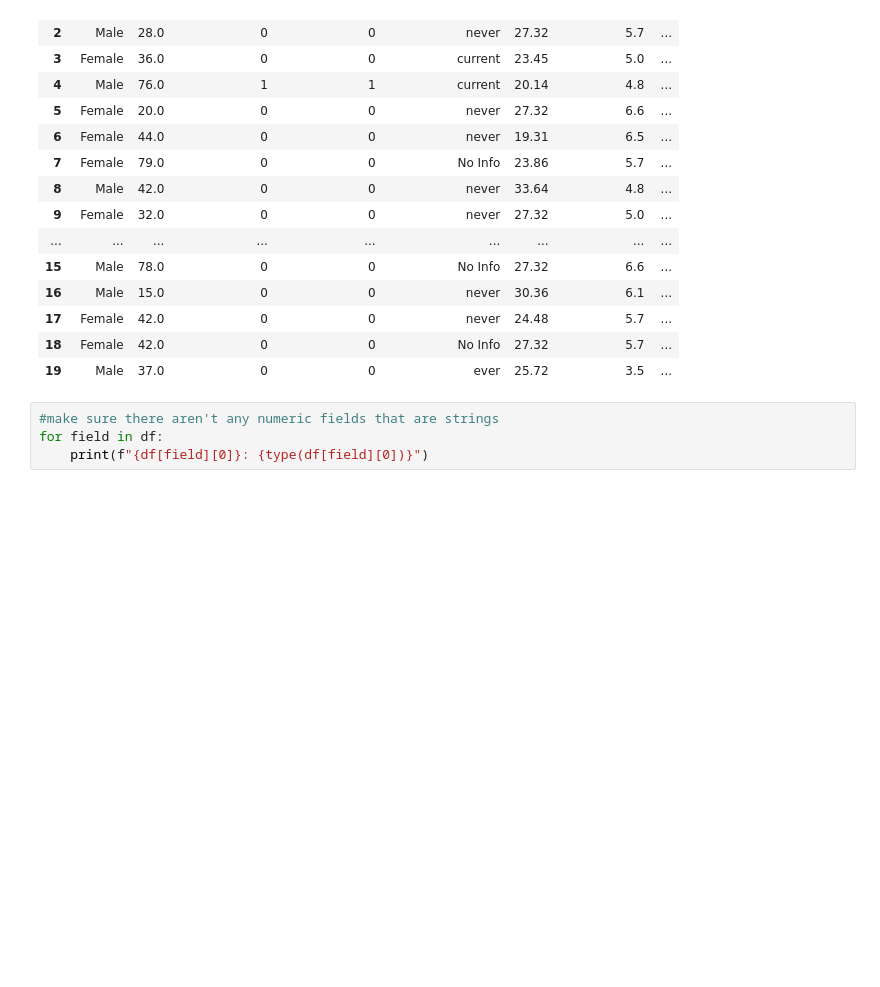
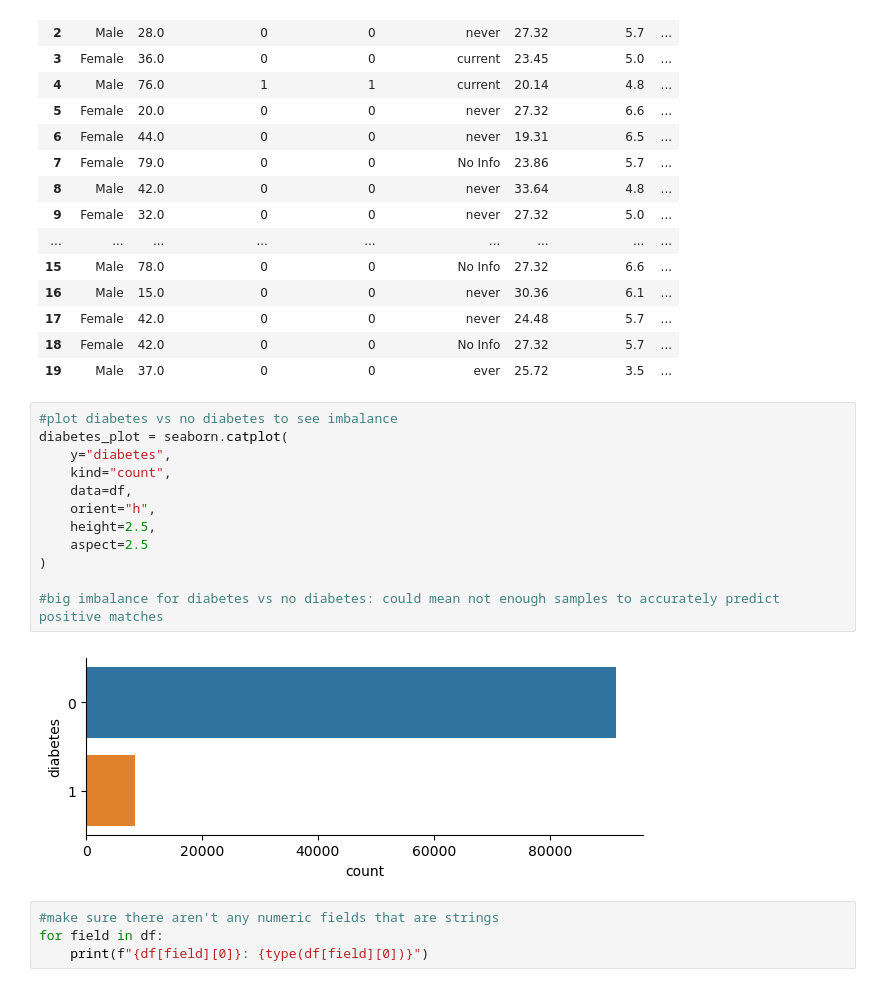
Before and after one commit to divory100/random-ml, a Jupyter notebook: diabetes-prediction/diabetes_eda.ipynb, the cells around one changed output. Cells and saved outputs as stored; diff of their text form; blank space fills up the shorter version.

```diff
--- a/diabetes-prediction/diabetes_eda.ipynb
+++ b/diabetes-prediction/diabetes_eda.ipynb
@@ -32,6 +38,20 @@ display(df.head(20))
 | 17 | Female | 42.0 | 0 | 0 | never | 24.48 | 5.7 | ... |
 | 18 | Female | 42.0 | 0 | 0 | No Info | 27.32 | 5.7 | ... |
 | 19 | Male | 37.0 | 0 | 0 | ever | 25.72 | 3.5 | ... |
+# %%
+#plot diabetes vs no diabetes to see imbalance
+diabetes_plot = seaborn.catplot(
+    y="diabetes",
+    kind="count",
+    data=df,
+    orient="h",
+    height=2.5,
+    aspect=2.5
+)
+
+#big imbalance for diabetes vs no diabetes: could mean not enough samples to accurately predict positive matches
+# %% [output]
+[figure, added]
 # %%
 #make sure there aren't any numeric fields that are strings
 for field in df:
```
Also changed, not shown: parts of 8 cells of this notebook, 2 other files.
